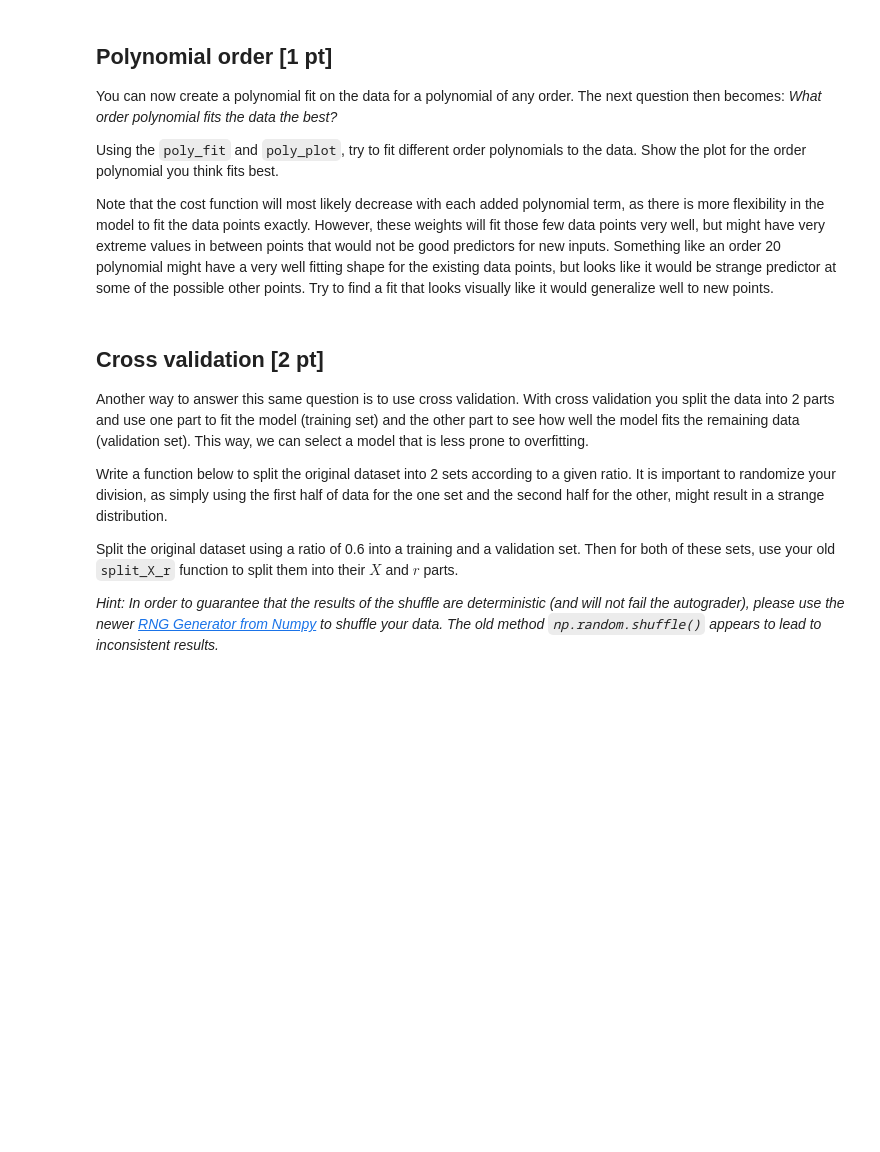
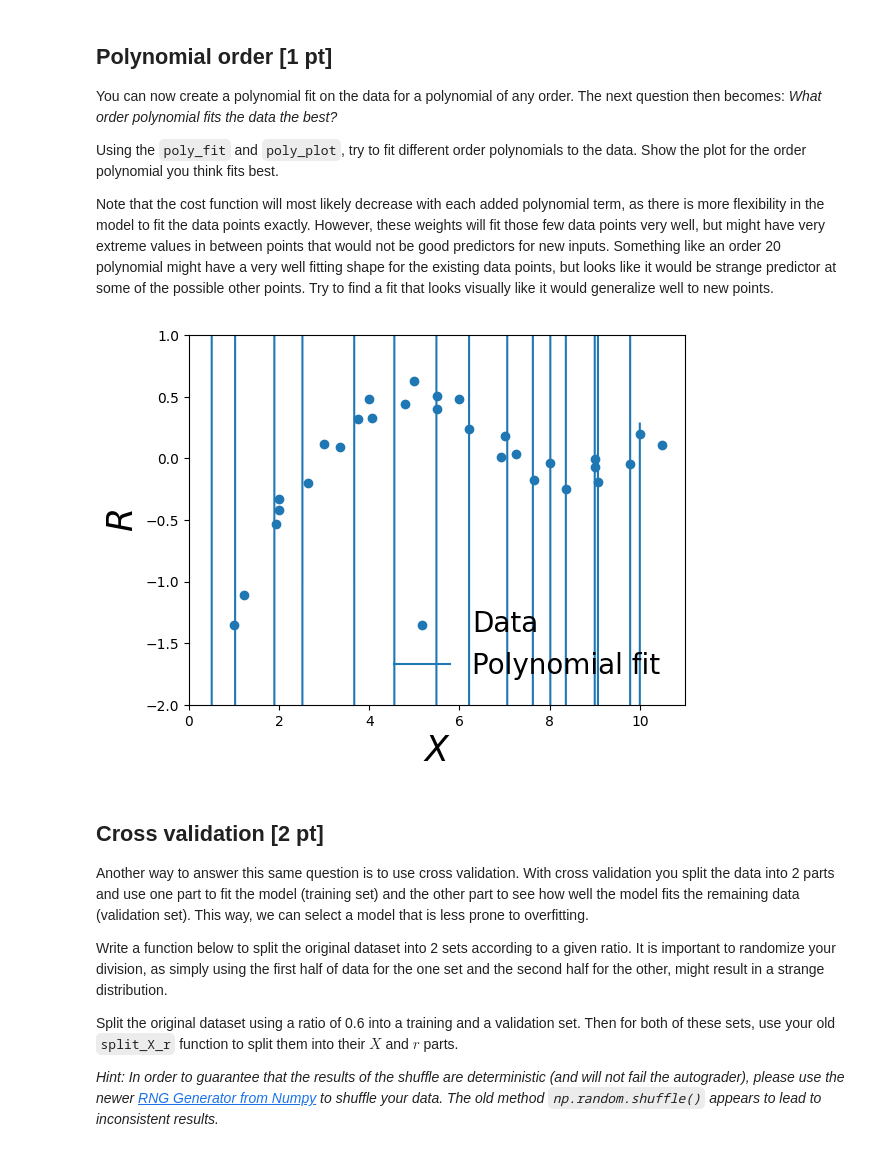
Before and after one commit to Joostmaghetweten/test, a Jupyter notebook: Assignment_1_CodeGrade_V2.ipynb, the cells around one changed output. Drawn from its saved outputs; the diff is of its cells as text; code cells hidden in the pictures; blank space fills up the shorter version.

```diff
--- a/Assignment_1_CodeGrade_V2.ipynb
+++ b/Assignment_1_CodeGrade_V2.ipynb
@@ -504,16 +521,17 @@ Using the `poly_fit` and `poly_plot`, try to fit different order polynomials to
 Note that the cost function will most likely decrease with each added polynomial term, as there is more flexibility in the model to fit the data points exactly. However, these weights will fit those few data points very well, but might have very extreme values in between points that would not be good predictors for new inputs. Something like an order 20 polynomial might have a very well fitting shape for the existing data points, but looks like it would be strange predictor at some of the possible other points. Try to find a fit that looks visually like it would generalize well to new points.
 # %%
 # YOUR SOLUTION HERE
-#???
 
 # choose polynomial degree
-#???
+K = 100 # bijvoorbeeld een derdegraads polynoom
 
 # fit polynomial
-#???
+w_best = poly_fit(X, r, K,)
 
 # show model fit (and data)
-#???
+poly_plot(w_best, X, r)
+# %% [output]
+[figure, added]
 # %% [markdown]
 ## Cross validation [2 pt]
 
```
Also changed, not shown: parts of 6 cells of this notebook.
